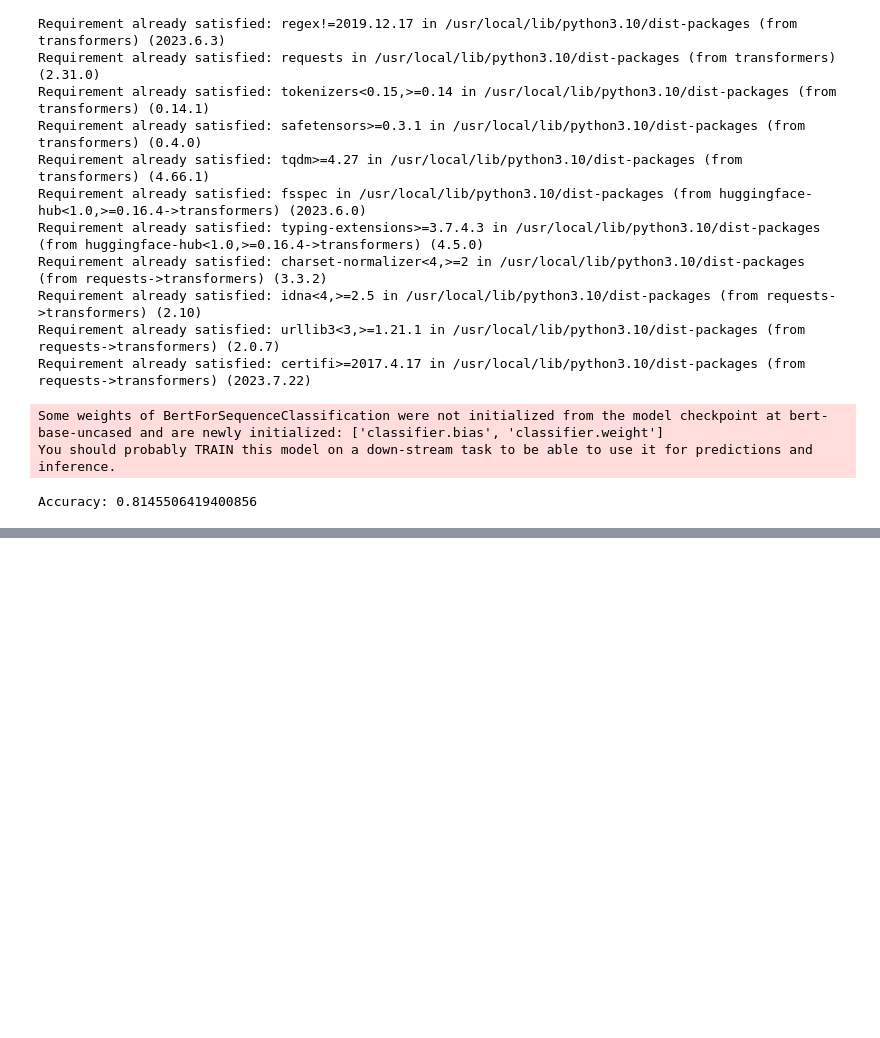
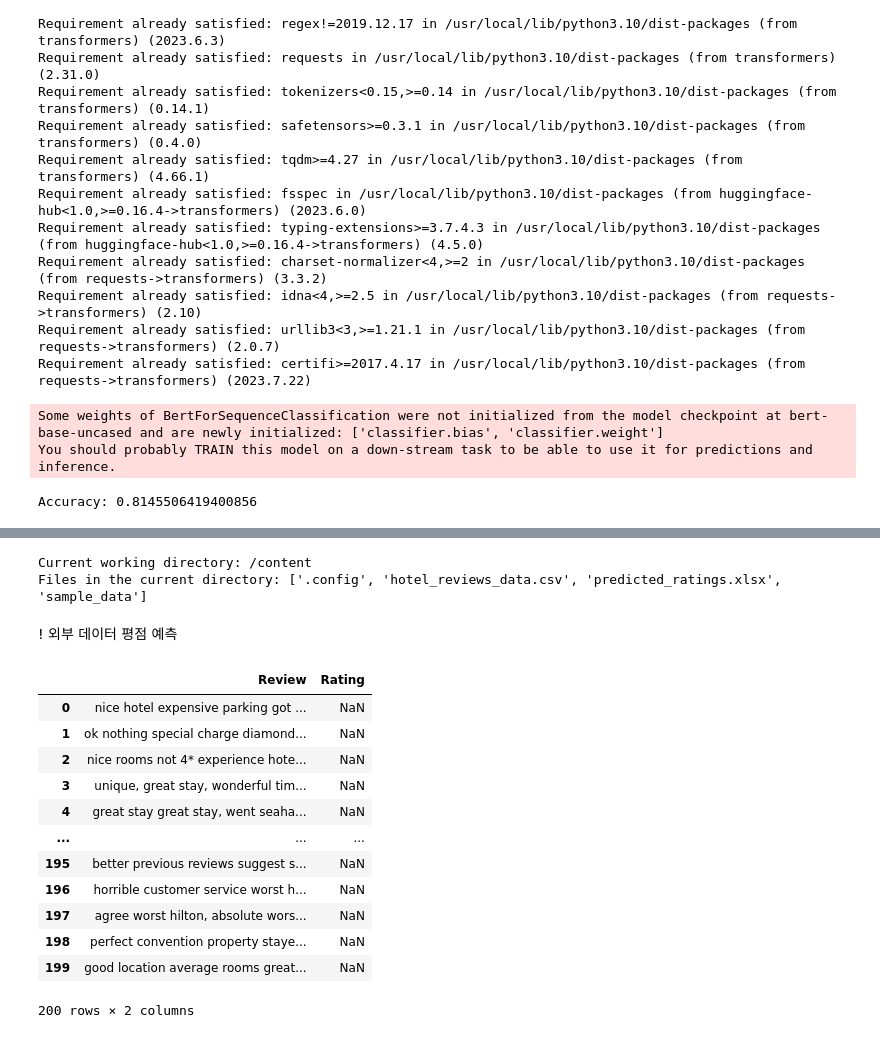
Before and after one commit to rich-hyun/Kuggle_9th_team_SAMTARBUCKS, a Jupyter notebook: 분류_프로젝트.ipynb, the cells around one changed output, grey strips where cells are left out. Saved outputs shown, nothing was run; the diff lists cells and outputs as text; code cells hidden in the pictures; blank space fills up the shorter version.

```diff
--- a/분류_프로젝트.ipynb
+++ b/분류_프로젝트.ipynb
@@ -780,0 +1008,13 @@ Accuracy: 0.8145506419400856
+# %%
+# 현재 작업 디렉토리 확인
+current_directory = os.getcwd()
+print("Current working directory:", current_directory)
+
+# 현재 디렉토리의 파일 리스트 출력
+files_in_directory = os.listdir(current_directory)
+print("Files in the current directory:", files_in_directory)
+# %% [output]
+Current working directory: /content
+Files in the current directory: ['.config', 'hotel_reviews_data.csv', 'predicted_ratings.xlsx', 'sample_data']
+# %% [markdown]
+! 외부 데이터 평점 예측
@@ -780,0 +1040,16 @@ Accuracy: 0.8145506419400856
+# %%
+df_no_rating
+# %% [output]
+|  | Review | Rating |
+| 0 | nice hotel expensive parking got ... | NaN |
+| 1 | ok nothing special charge diamond... | NaN |
+| 2 | nice rooms not 4* experience hote... | NaN |
+| 3 | unique, great stay, wonderful tim... | NaN |
+| 4 | great stay great stay, went seaha... | NaN |
+| ... | ... | ... |
+| 195 | better previous reviews suggest s... | NaN |
+| 196 | horrible customer service worst h... | NaN |
+| 197 | agree worst hilton, absolute wors... | NaN |
+| 198 | perfect convention property staye... | NaN |
+| 199 | good location average rooms great... | NaN |
+200 rows × 2 columns
```
Also changed, not shown: parts of 19 cells of this notebook.
